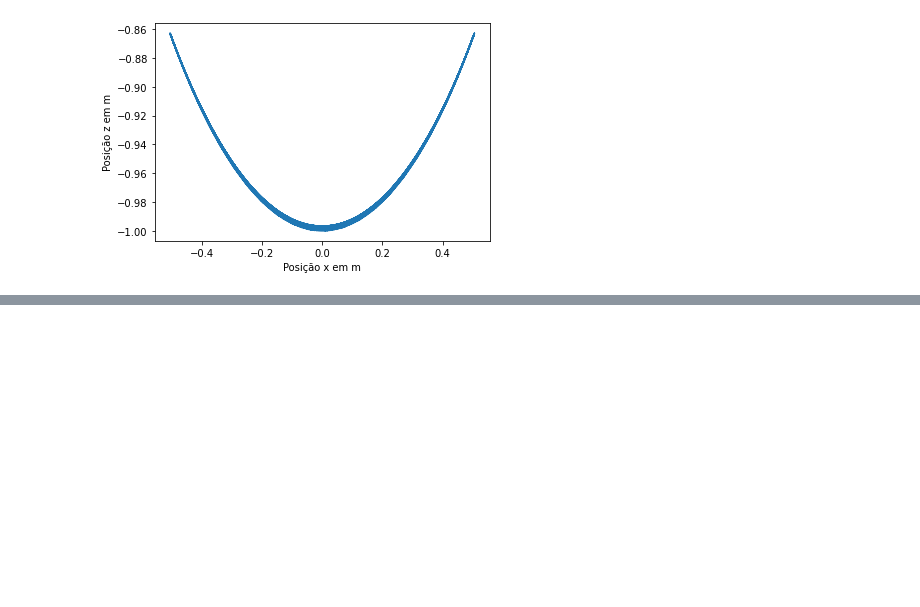
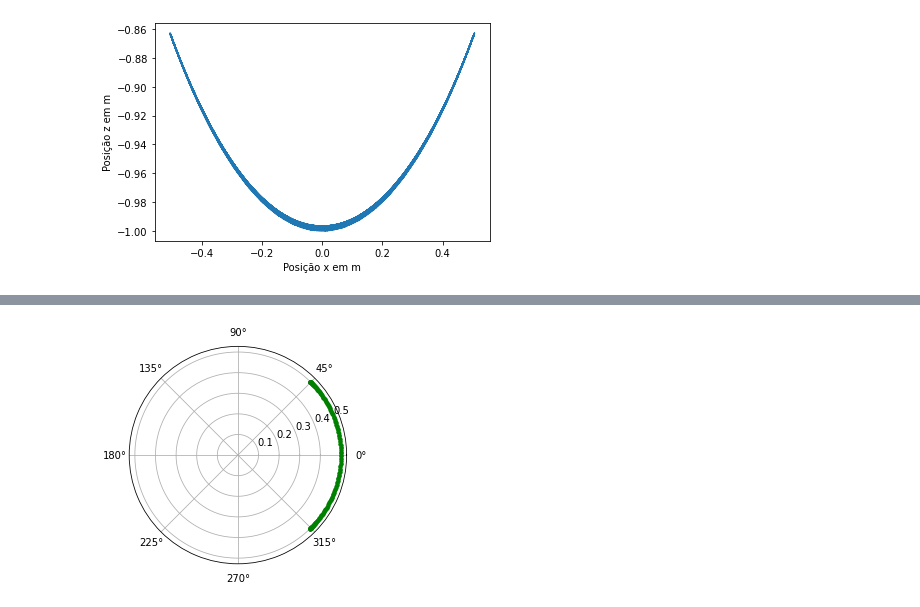
Before and after one commit to Victor17in/PythonCurso, a Jupyter notebook: exercícios/VictorAlmeida_aula10.ipynb, the cells around one changed output, grey strips where cells are left out. Saved outputs shown, nothing was run; the diff lists cells and outputs as text; code cells hidden in the pictures; blank space fills up the shorter version.

```diff
--- a/exercícios/VictorAlmeida_aula10.ipynb
+++ b/exercícios/VictorAlmeida_aula10.ipynb
@@ -466,0 +484,13 @@ grafico(xl,zl,'Posição x em m','Posição z em m')
+# %%
+import numpy as np
+import matplotlib.pyplot as plt
+
+def polar(rad, r):
+  plt.axes(projection = 'polar')
+  rads = np.arange(0, (2 * np.pi), 0.01)
+  plt.polar(rad, r, 'g.')
+  plt.show()
+
+polar(angulol, rl)
+# %% [output]
+[figure, added]
```
Also changed, not shown: parts of 1 cell of this notebook.
